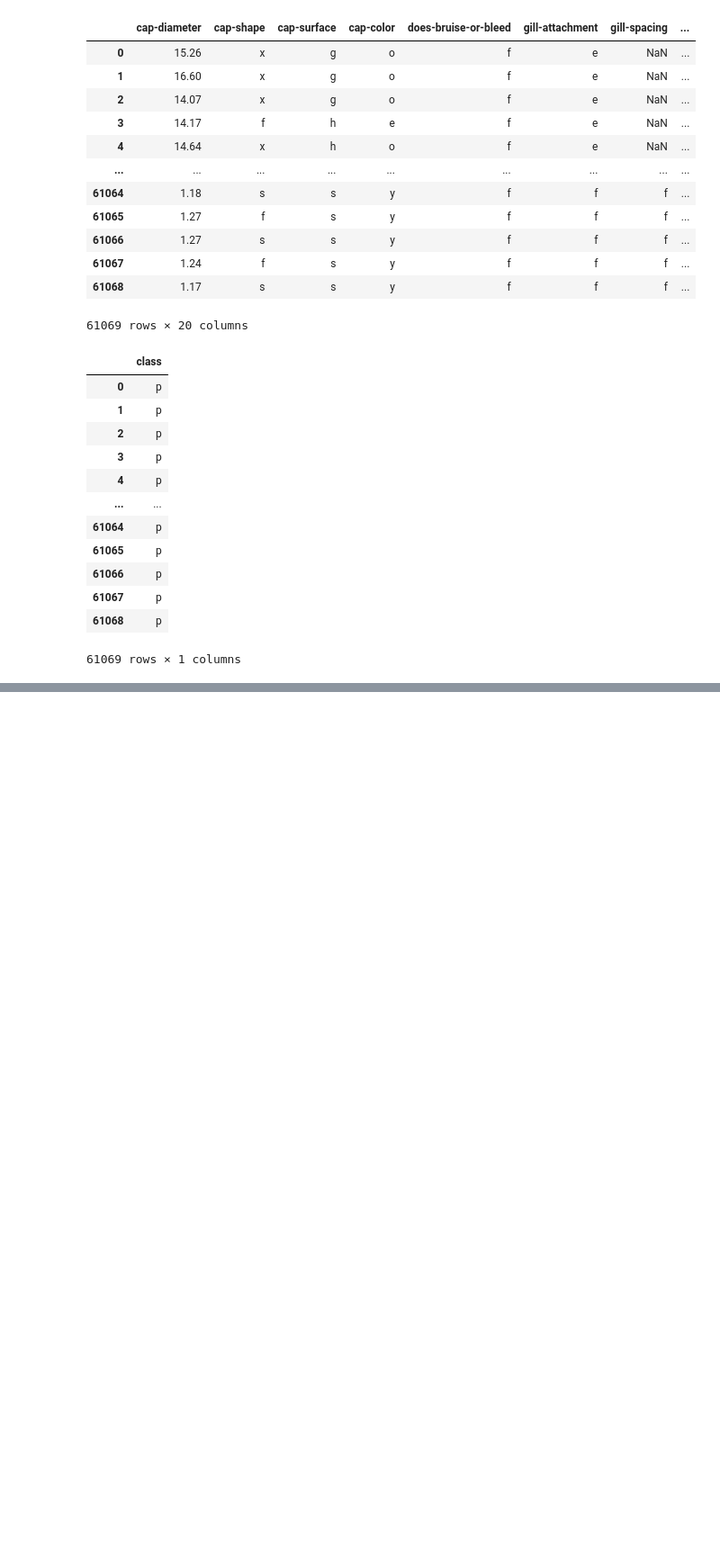
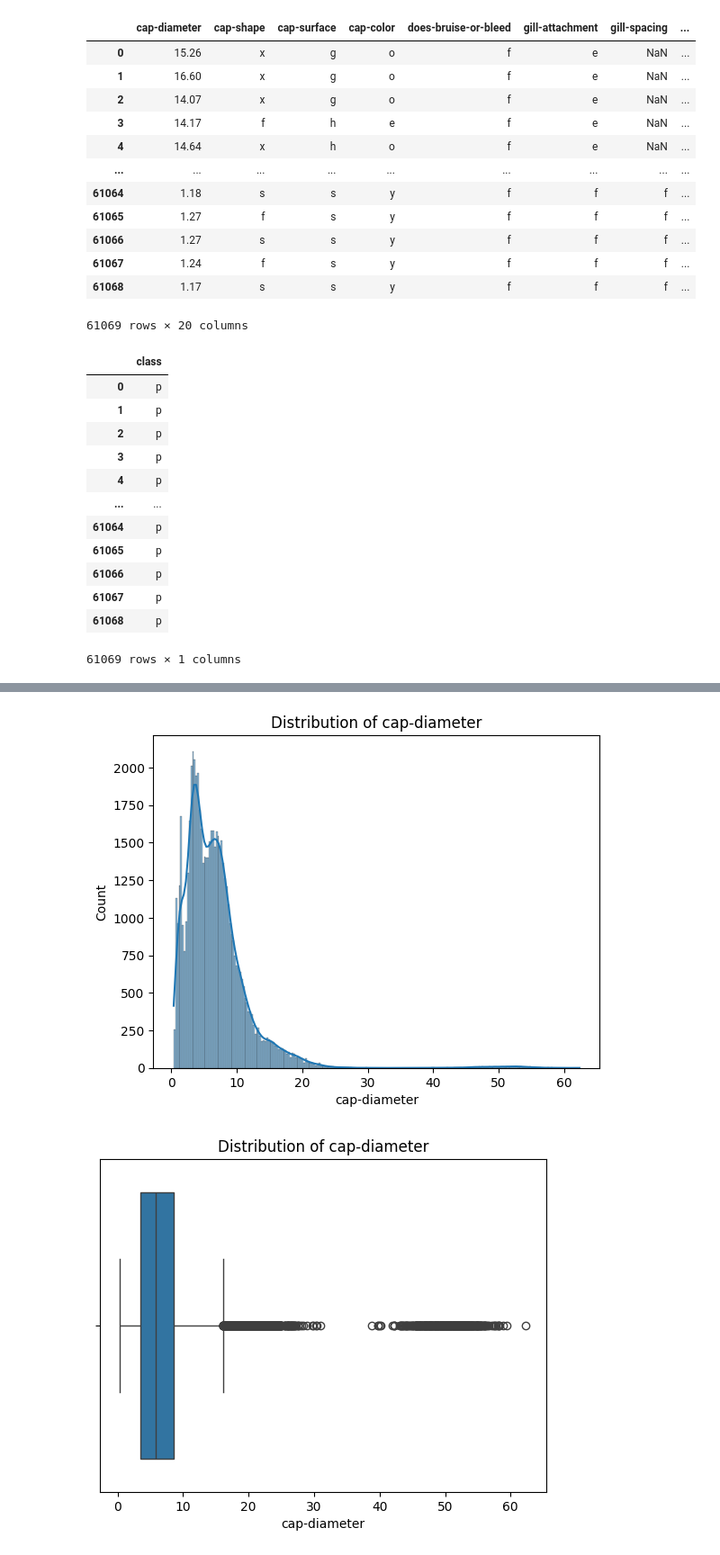
Before and after one commit to belalmohsen13/Machine_Learning, a Jupyter notebook: Classification/classification 2/Classification_Task.ipynb, the cells around one changed output, grey strips where cells are left out. Shown at 90% size. Saved outputs shown, nothing was run; the diff lists cells and outputs as text; code cells hidden in the pictures; blank space fills up the shorter version.

```diff
--- a/Classification/classification 2/Classification_Task.ipynb
+++ b/Classification/classification 2/Classification_Task.ipynb
@@ -276,0 +479,12 @@ Compare tuned models with baseline models to measure improvement.
+# %%
+for col in df.select_dtypes(include=['float','int']).columns:
+    sns.histplot(x=df[col],data=df,kde=True)
+    plt.title(f"Distribution of {col}")
+    plt.show()
+
+    sns.boxplot(x=df[col],data=df)
+    plt.title(f"Distribution of {col}")
+    plt.show()
+# %% [output]
+[figure, added]
+[figure, added]
```
Also changed, not shown: parts of 53 cells of this notebook, 1 other file.
